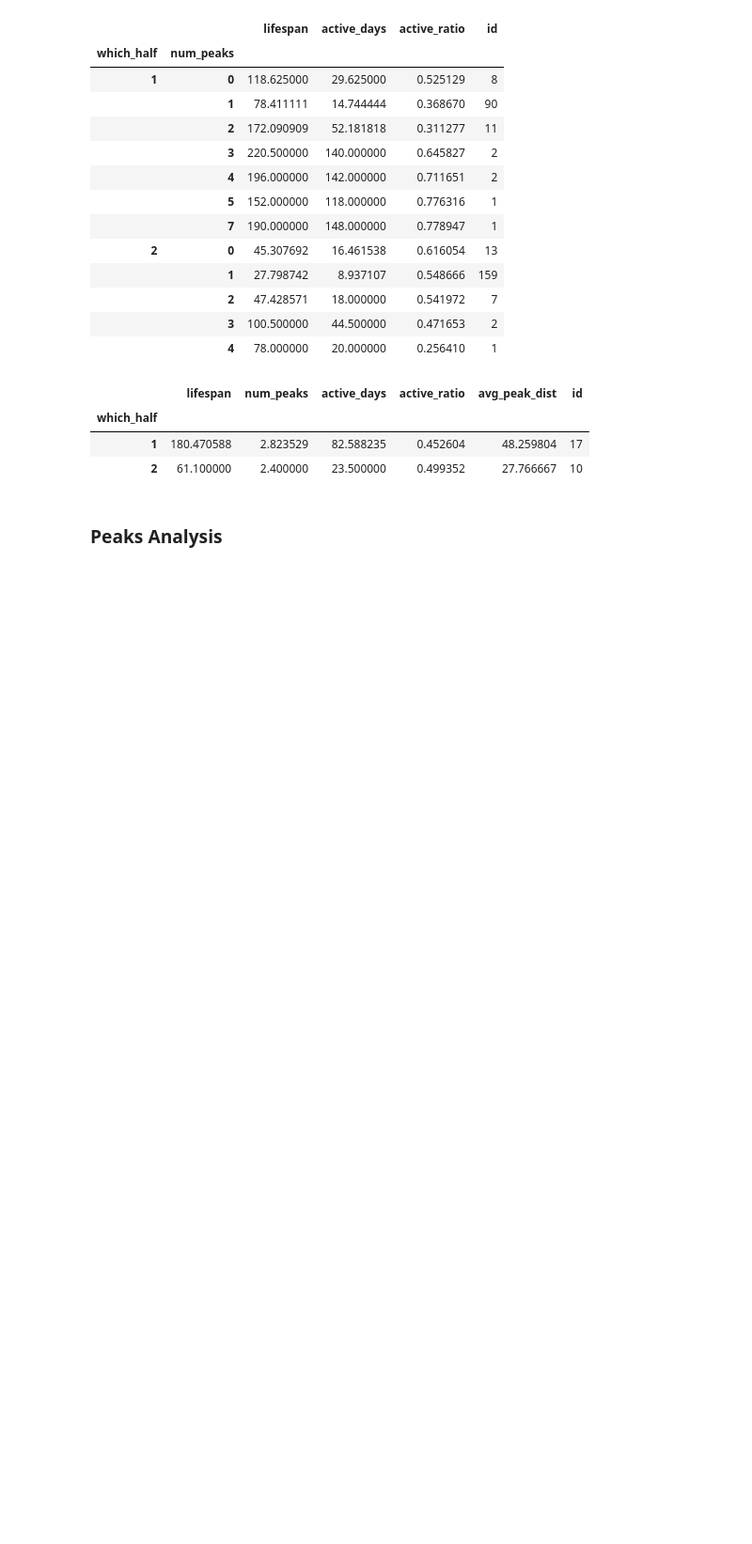
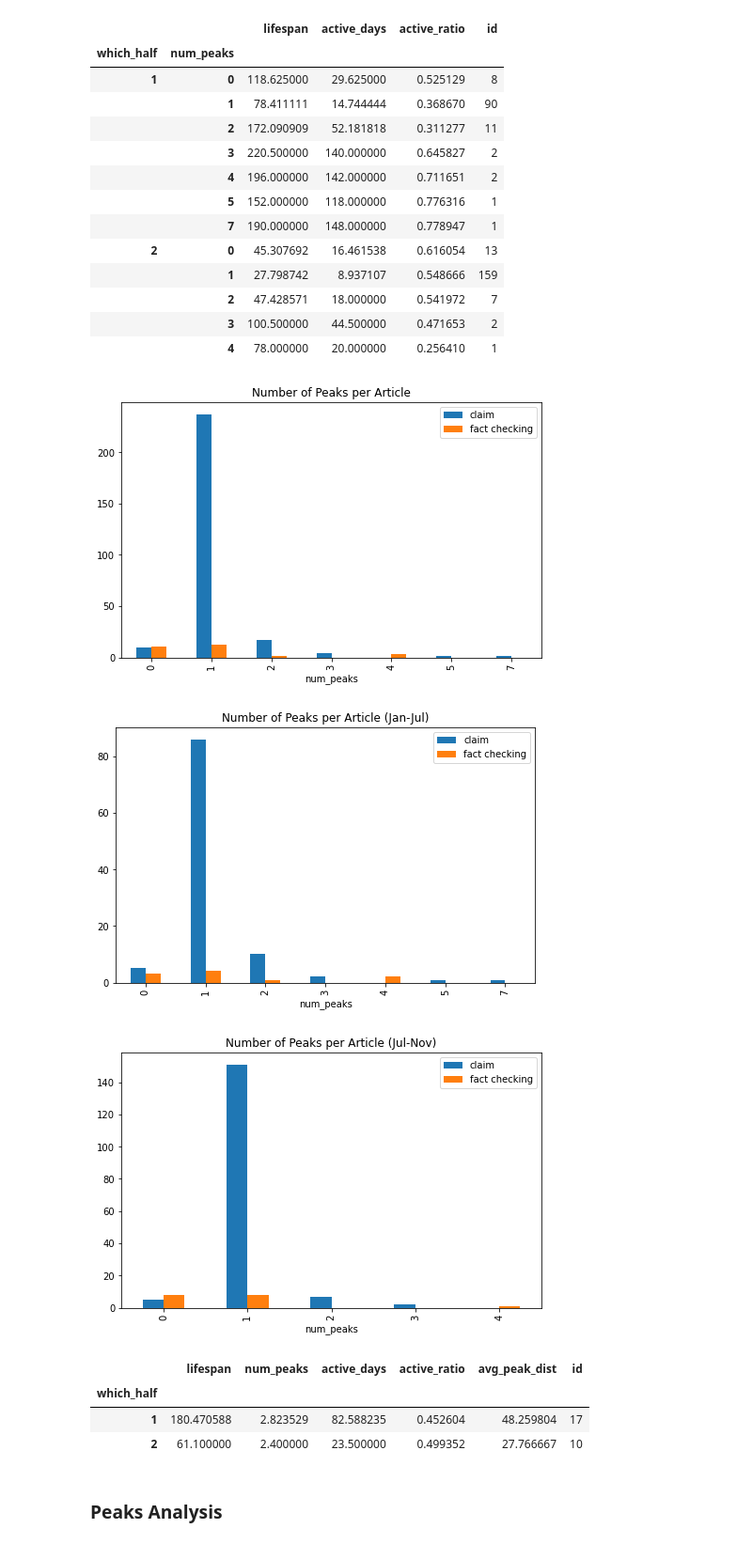
Before and after one commit to jlt10/hoaxy-misinfo, a Jupyter notebook: notebooks/ArticleFeatureCreation.ipynb, the cells around one changed output. Shown at 94% size. Drawn from its saved outputs; the diff is of its cells as text; code cells hidden in the pictures; blank space fills up the shorter version.

Commit message:
Add tweaks to Article feature collection

```diff
--- a/notebooks/ArticleFeatureCreation.ipynb
+++ b/notebooks/ArticleFeatureCreation.ipynb
@@ -94,6 +94,21 @@ article_feature_df.groupby(["which_half", "num_peaks"]).agg({
 |  | 2 | 47.428571 | 18.000000 | 0.541972 | 7 |
 |  | 3 | 100.500000 | 44.500000 | 0.471653 | 2 |
 |  | 4 | 78.000000 | 20.000000 | 0.256410 | 1 |
+# %%
+def plot_num_peaks(a_df, which_half=None, title=""):
+    df = a_df if which_half is None else a_df[a_df.which_half == which_half]
+    df = df.groupby(["num_peaks", "site_type"]).agg({"id": "count"}).unstack("site_type").fillna(0)
+    df.columns = ["claim", "fact checking"]
+    df.plot.bar(figsize=(8, 5), title=title)
+    plt.show()
+
+plot_num_peaks(article_feature_df, title="Number of Peaks per Article")
+plot_num_peaks(article_feature_df, which_half=1, title="Number of Peaks per Article (Jan-Jul)")
+plot_num_peaks(article_feature_df, which_half=2, title="Number of Peaks per Article (Jul-Nov)")
+# %% [output]
+[figure, added]
+[figure, added]
+[figure, added]
 # %%
 article_feature_df[article_feature_df.num_peaks > 1].groupby(["which_half"]).agg({
     "lifespan": "mean",
```
